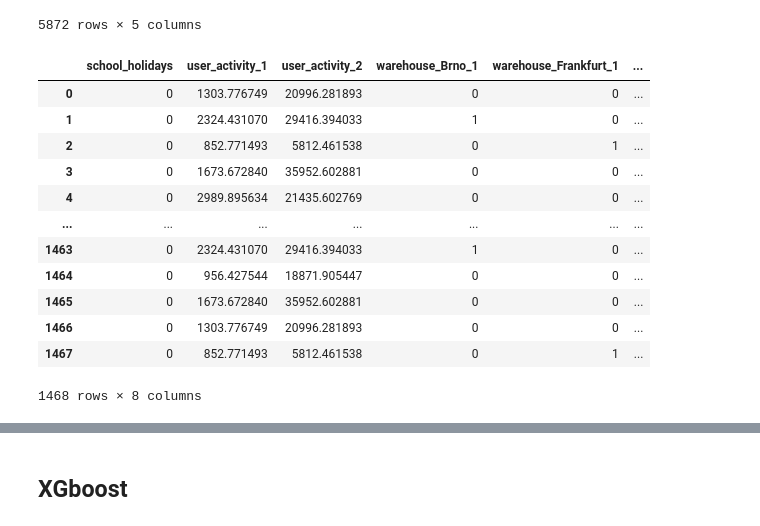
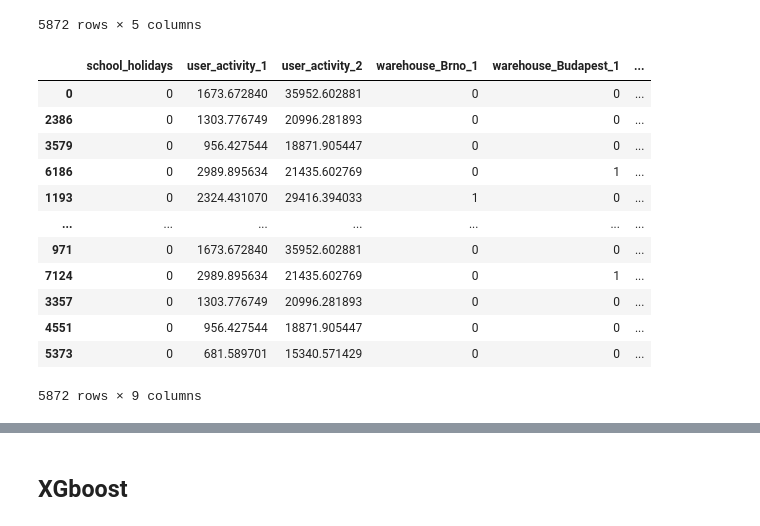
Before and after one commit to Manuel-Pol/Rohlik-orders-challenge, a Jupyter notebook: visus.ipynb, the cells around one changed output, grey strips where cells are left out. Drawn from its saved outputs; the diff is of its cells as text; code cells hidden in the pictures.

```diff
--- a/visus.ipynb
+++ b/visus.ipynb
@@ -450,3 +443,6 @@ Columnas finales:
 - Hot season (binaria)
 # %% [markdown]
 ## Feature Engineer
+# %%
+df =  pd.read_csv('train.csv')
+df
@@ -510,19 +520,19 @@ df_final_validation = df_final_validation.drop(["warehouse_Budapest_1", "warehou
 df_final_validation['hot_season'] = df_final_validation.date.apply(lambda x: 1 if 2 < x.month < 9 else 0)
 df_final_validation = df_final_validation.drop(['date'], axis = 1)
 df_final = df_final_validation.reset_index().drop(["index"], axis = 1)
-# %%
-df_final
-# %% [output]
-|  | school_holidays | user_activity_1 | user_activity_2 | warehouse_Brno_1 | warehouse_Frankfurt_1 | ... |
-| 0 | 0 | 1303.776749 | 20996.281893 | 0 | 0 | ... |
-| 1 | 0 | 2324.431070 | 29416.394033 | 1 | 0 | ... |
-| 2 | 0 | 852.771493 | 5812.461538 | 0 | 1 | ... |
-| 3 | 0 | 1673.672840 | 35952.602881 | 0 | 0 | ... |
-| 4 | 0 | 2989.895634 | 21435.602769 | 0 | 0 | ... |
-| ... | ... | ... | ... | ... | ... | ... |
-| 1463 | 0 | 2324.431070 | 29416.394033 | 1 | 0 | ... |
-| 1464 | 0 | 956.427544 | 18871.905447 | 0 | 0 | ... |
-| 1465 | 0 | 1673.672840 | 35952.602881 | 0 | 0 | ... |
-| 1466 | 0 | 1303.776749 | 20996.281893 | 0 | 0 | ... |
-| 1467 | 0 | 852.771493 | 5812.461538 | 0 | 1 | ... |
-1468 rows × 8 columns
+# %%
+df_final_train
+# %% [output]
+|  | school_holidays | user_activity_1 | user_activity_2 | warehouse_Brno_1 | warehouse_Budapest_1 | ... |
+| 0 | 0 | 1673.672840 | 35952.602881 | 0 | 0 | ... |
+| 2386 | 0 | 1303.776749 | 20996.281893 | 0 | 0 | ... |
+| 3579 | 0 | 956.427544 | 18871.905447 | 0 | 0 | ... |
+| 6186 | 0 | 2989.895634 | 21435.602769 | 0 | 1 | ... |
+| 1193 | 0 | 2324.431070 | 29416.394033 | 1 | 0 | ... |
+| ... | ... | ... | ... | ... | ... | ... |
+| 971 | 0 | 1673.672840 | 35952.602881 | 0 | 0 | ... |
+| 7124 | 0 | 2989.895634 | 21435.602769 | 0 | 1 | ... |
+| 3357 | 0 | 1303.776749 | 20996.281893 | 0 | 0 | ... |
+| 4551 | 0 | 956.427544 | 18871.905447 | 0 | 0 | ... |
+| 5373 | 0 | 681.589701 | 15340.571429 | 0 | 0 | ... |
+5872 rows × 9 columns
```
Also changed, not shown: parts of 19 cells of this notebook.
